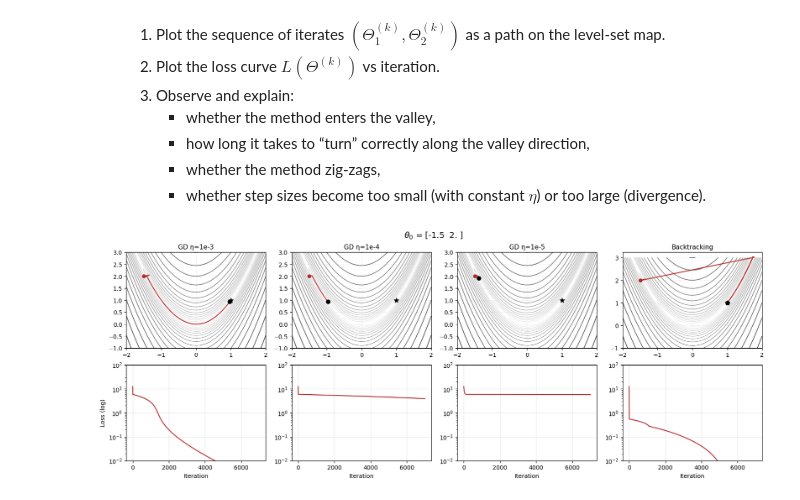
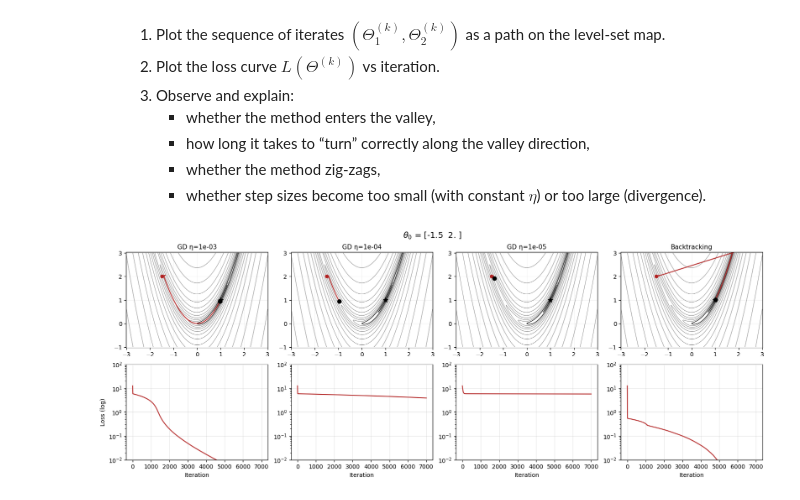
Before and after one commit to annalisapol/smm-course, a Jupyter notebook: homeworks/hw1/hw1.ipynb, the cells around one changed output. Drawn from its saved outputs; the diff is of its cells as text; code cells hidden in the pictures.

```diff
--- a/homeworks/hw1/hw1.ipynb
+++ b/homeworks/hw1/hw1.ipynb
@@ -474,28 +472,6 @@ Run both:
       - whether the method zig-zags,
       - whether step sizes become too small (with constant $\eta$) or too large (divergence).
 # %%
-def rosenbrock_levelsets(xlim=(-2, 2), ylim=(-1, 3), ngrid=400, ncontours=40, title=None):
-    xs = np.linspace(xlim[0], xlim[1], ngrid)
-    ys = np.linspace(ylim[0], ylim[1], ngrid)
-
-    X, Y = np.meshgrid(xs, ys)
-
-    Z = (1 - X)**2 + 100 * (Y - X**2)**2
-
-    cs = plt.contour(X, Y, Z, levels=ncontours,  cmap='jet')
-    plt.clabel(cs, inline=True, fontsize=8)
-    plt.axhline(0, lw=0.5, color="k")
-    plt.axvline(0, lw=0.5, color="k")
-    plt.gca().set_aspect("equal", "box")
-
-    if title:
-        plt.title(title)
-
-    plt.xlabel(r"$\theta_1$")
-    plt.ylabel(r"$\theta_2$")
-    plt.grid(alpha=0.2)
-
-
 thetas_0 = [
     np.array([-1.5, 2]),
     np.array([-1, 0]),
@@ -504,6 +480,11 @@ thetas_0 = [
 ]
 
 etas = [1e-3, 1e-4, 1e-5]
+
+xs = np.linspace(-3, 3, 300)
+ys = np.linspace(-1, 3, 300)
+X, Y = np.meshgrid(xs, ys)
+Z = (1 - X) ** 2 + 100 * (Y - X**2) ** 2
 
 for theta0 in thetas_0:
 
@@ -521,68 +502,49 @@ for theta0 in thetas_0:
     loss_bt = [rosenbrock(t) for t in path_bt]
 
     methods = [
-        ("GD η=1e-3", gd_paths[etas[0]], gd_losses[etas[0]]),
-        ("GD η=1e-4", gd_paths[etas[1]], gd_losses[etas[1]]),
-        ("GD η=1e-5", gd_paths[etas[2]], gd_losses[etas[2]]),
+        (f"GD η={etas[0]:.0e}", gd_paths[etas[0]], gd_losses[etas[0]]),
+        (f"GD η={etas[1]:.0e}", gd_paths[etas[1]], gd_losses[etas[1]]),
+        (f"GD η={etas[2]:.0e}", gd_paths[etas[2]], gd_losses[etas[2]]),
         ("Backtracking", path_bt, loss_bt),
     ]
 
-    fig, axes = plt.subplots(2, 4, figsize=(16, 6), constrained_layout=True)
-
+    fig, axes = plt.subplots(2, 4, figsize=(16, 6), constrained_layout=True, gridspec_kw={"height_ratios": [1, 1]})
 
     for col, (title, traj, losses) in enumerate(methods):
 
         ax_traj = axes[0, col]
-
-        xs = np.linspace(-2, 2, 300)
-        ys = np.linspace(-1, 3, 300)
-        X, Y = np.meshgrid(xs, ys)
-        Z = (1 - X) ** 2 + 100 * (Y - X**2) ** 2
-
-        Zbg = np.log1p(Z)
-
-        ax_traj.contour(
-            X, Y, Zbg,
-            levels=25,
-            cmap="Greys",
-            linewidths=1.0,
-            alpha=0.9
-        )
-
-        ax_traj.grid(False)
+        Zcap = np.percentile(Z, 98)
+        levels_near = np.geomspace(1e-4, 1.0, 5)
+        levels_far  = np.geomspace(1.0, Zcap, 15)
+        ax_traj.contour(X, Y, Z, levels=levels_far, colors="0.35", linewidths=0.7, alpha=0.7)
+        ax_traj.contour(X, Y, Z, levels=levels_near, colors="0.15", linewidths=1, alpha=0.9)
 
 
-        ax_traj.plot(
-            traj[:, 0], traj[:, 1],
-            color="firebrick",
-            linewidth=1.6,
-            alpha=0.9
-        )
-
+        ax_traj.plot(traj[:, 0], traj[:, 1], color="firebrick", linewidth=1.6, alpha=0.9)
         ax_traj.scatter(traj[0, 0], traj[0, 1], s=30, color="firebrick", zorder=3)
         ax_traj.scatter(traj[-1, 0], traj[-1, 1], s=45, color="black", zorder=3)
         ax_traj.scatter([1], [1], marker="*", s=70, color="black", zorder=4)
 
+        ax_traj.set_title(title, fontsize=11)
 
-        ax_traj.set_title(title, fontsize=11)
+        ax_traj.set_xlim(-2, 2)
+        ax_traj.set_ylim(-1, 3)
+        ax_traj.set_aspect("equal", adjustable="datalim")
+
         ax_traj.grid(alpha=0.15)
 
+
         ax_loss = axes[1, col]
-        ax_loss.plot(
-            losses,
-            linewidth=1.6,
-            color="firebrick",
-            alpha=0.9
-        )
+        ax_loss.plot(losses, linewidth=1.6, color="firebrick", alpha=0.9)
         ax_loss.set_ylim(1e-2, 1e2)
         ax_loss.set_yscale("log")
         ax_loss.grid(alpha=0.3)
 
         if col == 0:
             ax_loss.set_ylabel("Loss (log)")
         ax_loss.set_xlabel("Iteration")
 
     fig.suptitle(r"$\theta_0$" + f" = {theta0}", fontsize=14)
     plt.show()
 # %% [output]
-[figure, old version]
+[figure, new version]
```
Also changed, not shown: parts of 2 cells of this notebook, 2 other files.
